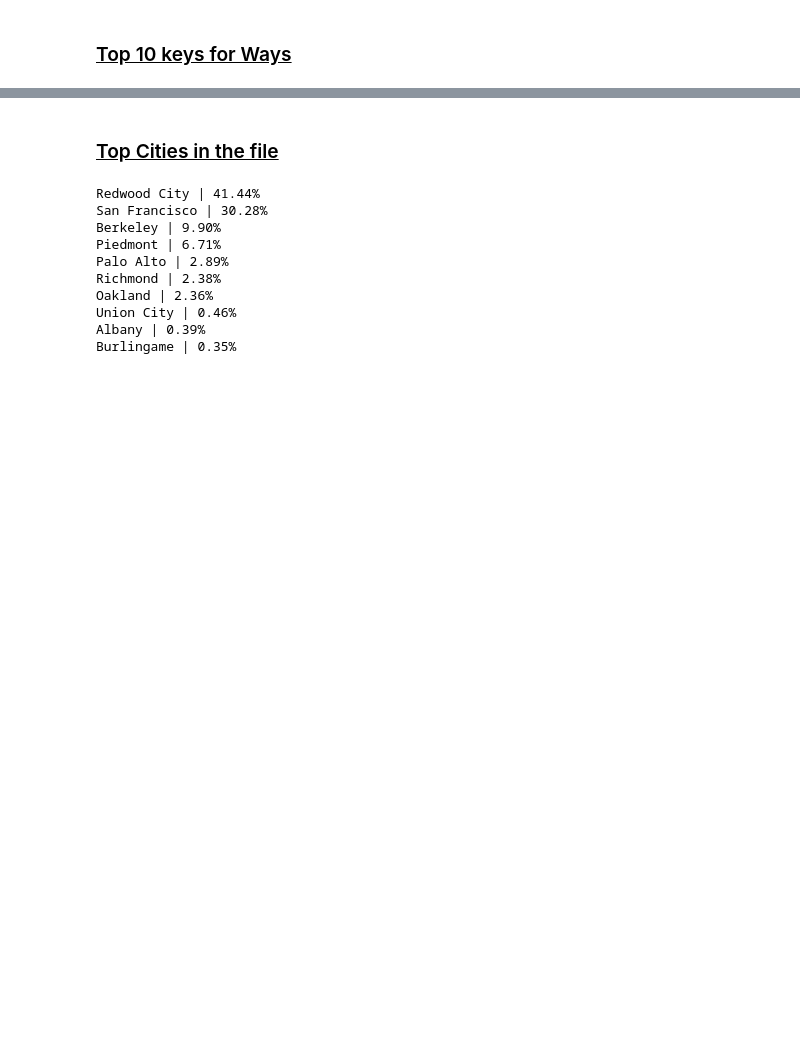
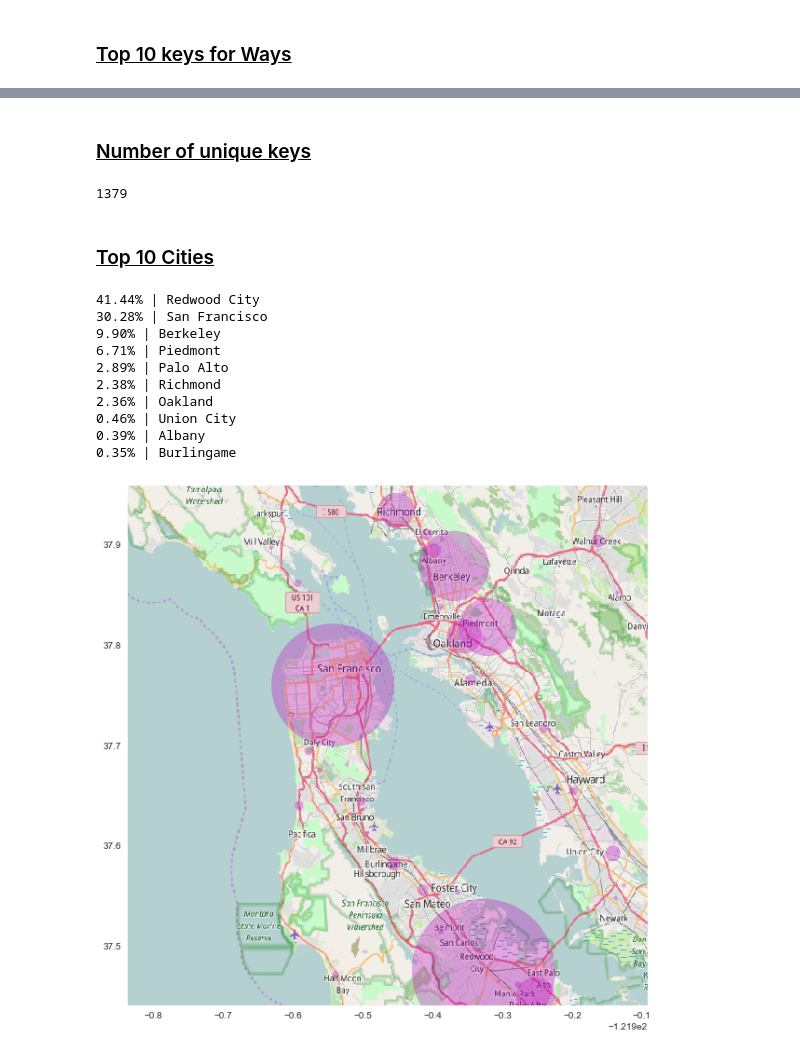
Before and after one commit to ppotiny/osm-SFdata, a Jupyter notebook: osm-SF-notebook.ipynb, the cells around one changed output, grey strips where cells are left out. Cells and saved outputs as stored; diff of their text form; code cells hidden in the pictures; blank space fills up the shorter version.

Commit message:
scatter plot with dot size based on count

```diff
--- a/osm-SF-notebook.ipynb
+++ b/osm-SF-notebook.ipynb
@@ -222,5 +136,18 @@ tiger:zip_left
+# %% [markdown]
+### <u>Number of unique keys</u>
+# %%
+cur.execute("""
+            SELECT COUNT(*) FROM
+            (SELECT DISTINCT(k) FROM
+            (SELECT k from nodes_tags
+            UNION ALL
+            SELECT k from ways_tags))
+                            """)
+for c in cur: print c[0]
+# %% [output]
+1379
 # %% [markdown]
-<h3><u>Top Cities in the file</u></h3>
+<h3><u>Top 10 Cities</u></h3>
 # %%
 # This gets the count for every node and way that contains a key for a city.
 cur.execute("""
@@ -246,16 +173,59 @@ cur.execute("""
 
 # Here, I get a percentage by dividing the city's count with v_count and multiplying by 100.
 # The result is formatted to 2 decimal places
+
 for c in cur:
-        print c[0], "|", "{0:.2f}".format((c[1]*100.0)/v_count[0])+'%'
+    print "{0:.2f}".format((c[1]*100.0)/v_count[0])+'%', "|", c[0]
 # %% [output]
-Redwood City | 41.44%
-San Francisco | 30.28%
-Berkeley | 9.90%
-Piedmont | 6.71%
-Palo Alto | 2.89%
-Richmond | 2.38%
-Oakland | 2.36%
-Union City | 0.46%
-Albany | 0.39%
-Burlingame | 0.35%
+41.44% | Redwood City
+30.28% | San Francisco
+9.90% | Berkeley
+6.71% | Piedmont
+2.89% | Palo Alto
+2.38% | Richmond
+2.36% | Oakland
+0.46% | Union City
+0.39% | Albany
+0.35% | Burlingame
+# %%
+import seaborn as sns
+import pandas as pd
+import matplotlib.pyplot as plt
+import matplotlib.image as mpimg
+
+# Average longitude and latitude for each city
+lonlat_df = pd.read_sql("""SELECT AVG(lon) as lon, AVG(lat) as lat, v as city FROM
+            (SELECT lon, lat, k, v FROM nodes_tags
+            INNER JOIN nodes
+            ON nodes.id = nodes_tags.id)
+            WHERE k='addr:city'
+            GROUP BY v""", db)
+
+# Count for each city
+city_count = pd.read_sql("""SELECT COUNT(*) as count, v as city FROM
+                            (SELECT v FROM nodes_tags WHERE k='addr:city'
+                            UNION ALL
+                            SELECT v FROM ways_tags WHERE k='addr:city')
+                            GROUP BY city""", db)
+
+# Merge the datasets above by city
+city_count = city_count.merge(lonlat_df, how='inner', on='city')
+
+%matplotlib inline
+
+
+f = plt.figure(figsize = (10,10))
+sf_img = mpimg.imread('sfmap.png')  # Load the map image
+
+# Create a scatterplot where circle size reflects the number of records per city
+ax2 = f.add_subplot(111)
+ax2.scatter(city_count['lon'], city_count['lat'], city_count['count'], color='m', alpha=0.3)
+
+# Load the map with the longitude and latitude as the x and y axes respectively
+ax = f.add_subplot(111)
+ax.imshow(sf_img, interpolation='none', aspect = 'auto', extent=[-122.7369, -121.9920, 37.4420, 37.9600])
+ax.grid(False)
+
+plt.show()
+# %% [output]
+[figure, added]
```
Also changed, not shown: parts of 20 cells of this notebook, 1 other file.
